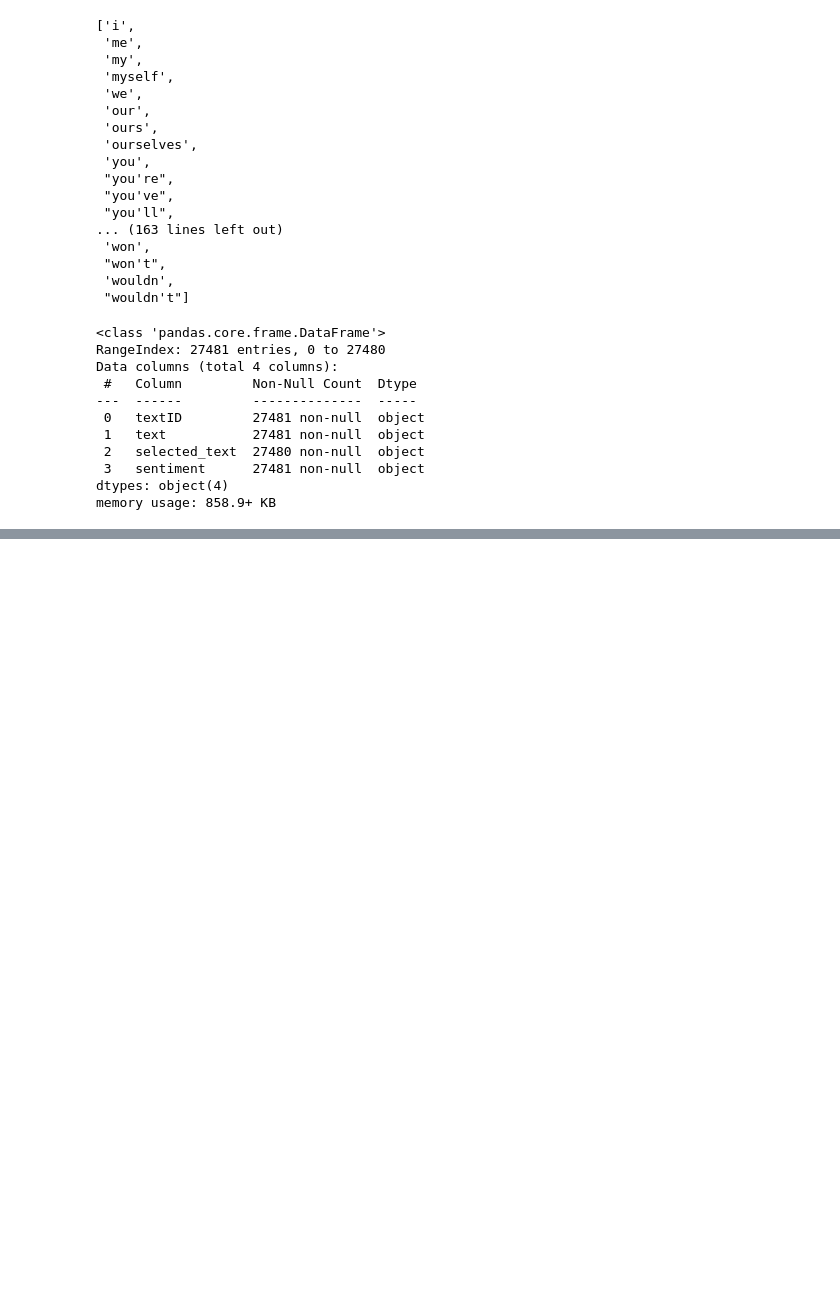
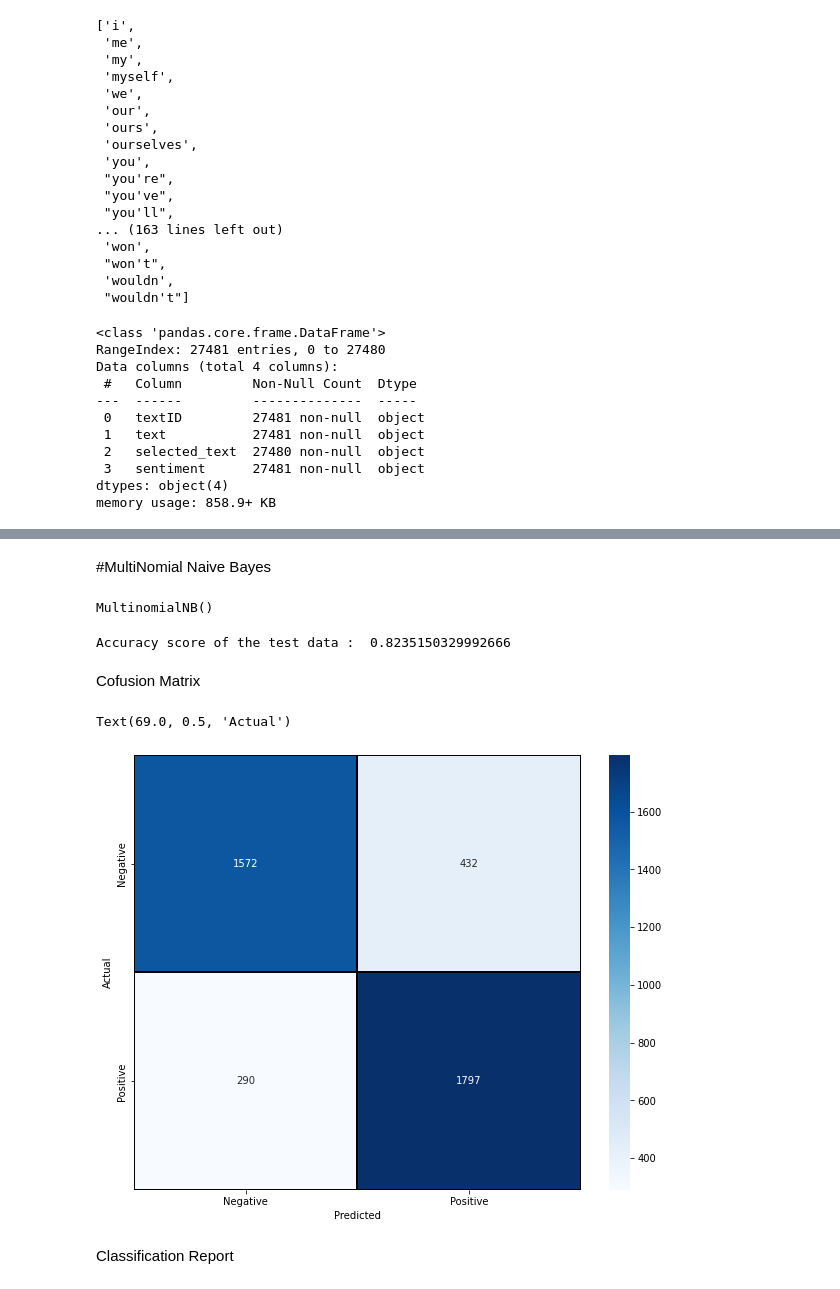
Before and after one commit to ElenaTassoni/esercitazioniIFTS2022, a Jupyter notebook: Esercitazione09/02_Clean_re 05042022.ipynb, the cells around one changed output, grey strips where cells are left out. Saved outputs shown, nothing was run; the diff lists cells and outputs as text; code cells hidden in the pictures; blank space fills up the shorter version.

```diff
--- a/Esercitazione09/02_Clean_re 05042022.ipynb
+++ b/Esercitazione09/02_Clean_re 05042022.ipynb
@@ -227,0 +391,40 @@ df
+# %% [markdown]
+#MultiNomial Naive Bayes
+# %%
+from sklearn.naive_bayes import MultinomialNB
+classifier = MultinomialNB()
+classifier.fit(X_train, y_train)
+# %% [output]
+MultinomialNB()
+# %%
+y_pred = classifier.predict(X_test)
+test_data_accuracy = accuracy_score(y_pred, y_test)
+print('Accuracy score of the test data : ', test_data_accuracy)
+# %% [output]
+Accuracy score of the test data :  0.8235150329992666
+# %% [markdown]
+Cofusion Matrix
+# %%
+labels = ['Negative', 'Positive']
+# %%
+import seaborn as sns
+import matplotlib.pyplot as plt
+from sklearn.metrics import confusion_matrix
+
+cm = confusion_matrix(y_test, y_pred)
+plt.figure(figsize = (10,8))
+sns.heatmap(cm,cmap= "Blues",
+            linecolor = 'black',
+            linewidth = 1,
+            annot = True,
+            fmt='',
+            xticklabels = labels,
+            yticklabels = labels)
+
+plt.xlabel("Predicted")
+plt.ylabel("Actual")
+# %% [output]
+Text(69.0, 0.5, 'Actual')
+[figure, added]
+# %% [markdown]
+Classification Report
```
Also changed, not shown: parts of 37 cells of this notebook, 3 other files.
